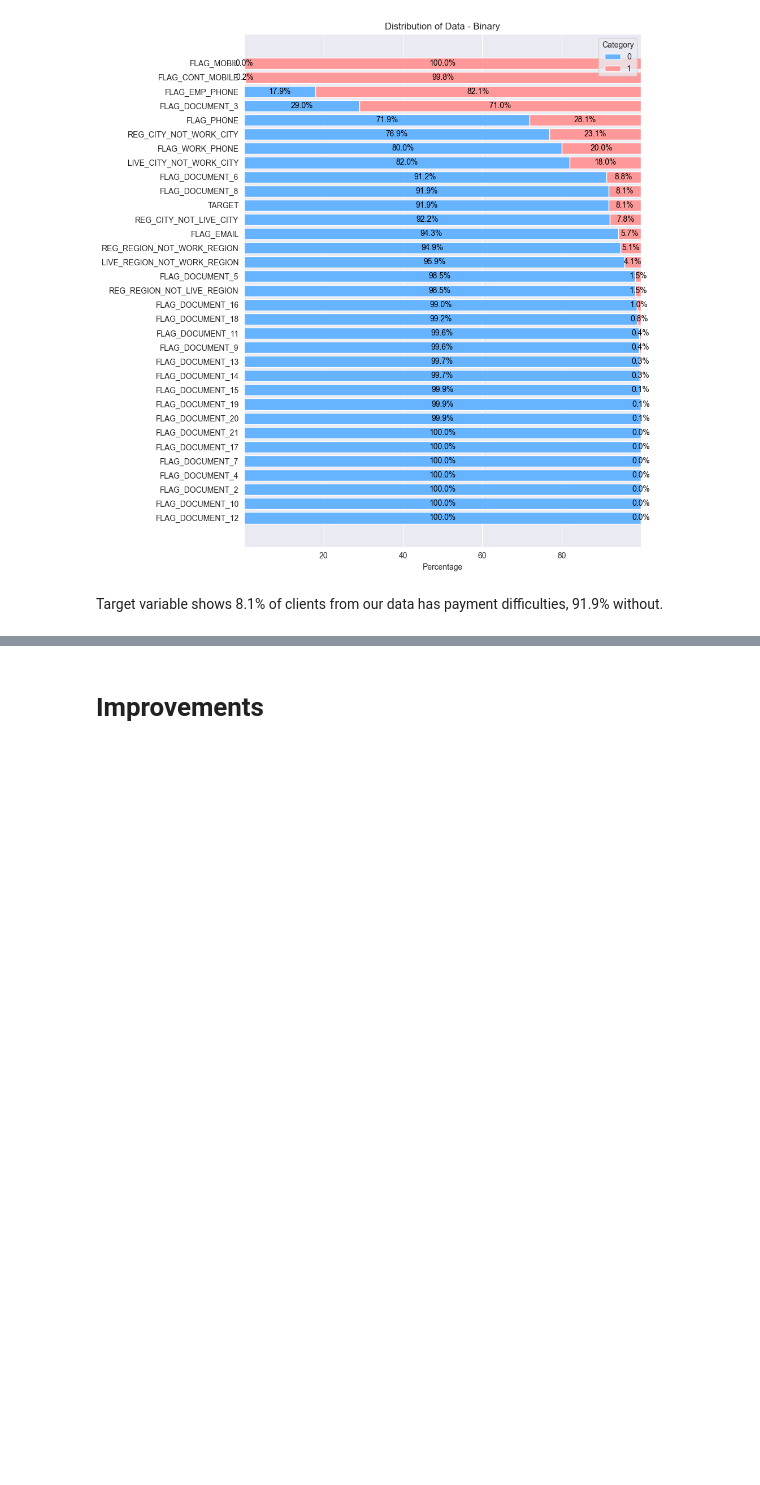
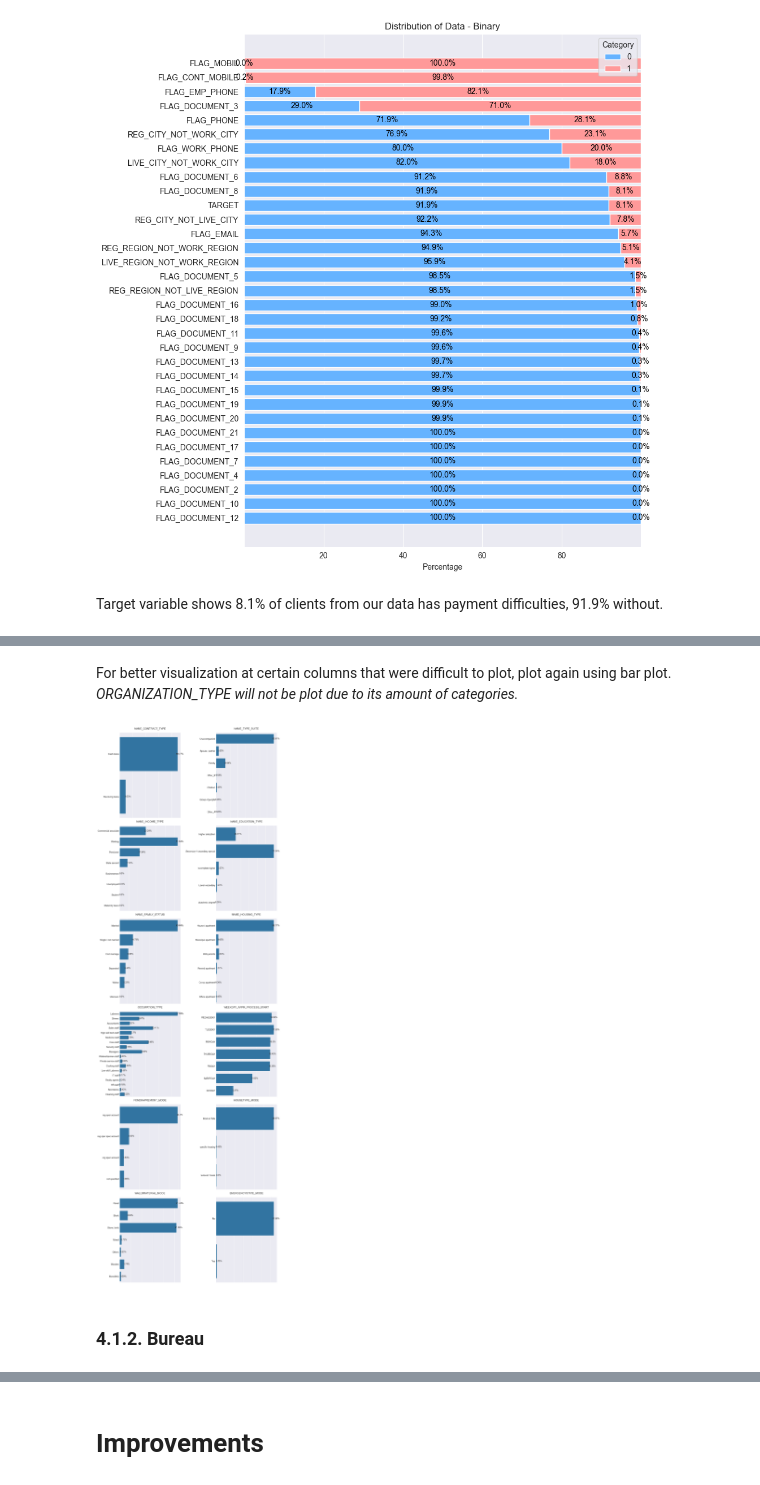
Before and after one commit to CelineChiLamNg/home_credit_default_prediction, a Jupyter notebook: notebooks/home_credit_2.ipynb, the cells around one changed output, grey strips where cells are left out. Cells and saved outputs as stored; diff of their text form; code cells hidden in the pictures; blank space fills up the shorter version.

```diff
--- a/notebooks/home_credit_2.ipynb
+++ b/notebooks/home_credit_2.ipynb
@@ -354,0 +361,14 @@ stacked_horizontal_feature_distribution(data=data_train,
+# %% [markdown]
+For better visualization at certain columns that were difficult to plot,
+plot again using bar plot.<br> *ORGANIZATION_TYPE will not be plot due to its
+amount of categories.*
+# %%
+done_columns = ['FLAG_OWN_REALTY', 'FLAG_OWN_CAR', 'CODE_GENDER',
+                'ORGANIZATION_TYPE']
+multi_cat_columns = [col for col in data_categorical_columns if col not in done_columns]
+
+percentage_subplots(data=data_train, columns=multi_cat_columns, nrows=6, ncols=2)
+# %% [output]
+[figure, added]
+# %% [markdown]
+### 4.1.2. Bureau
```
Also changed, not shown: parts of 17 cells of this notebook, 1 other file.
